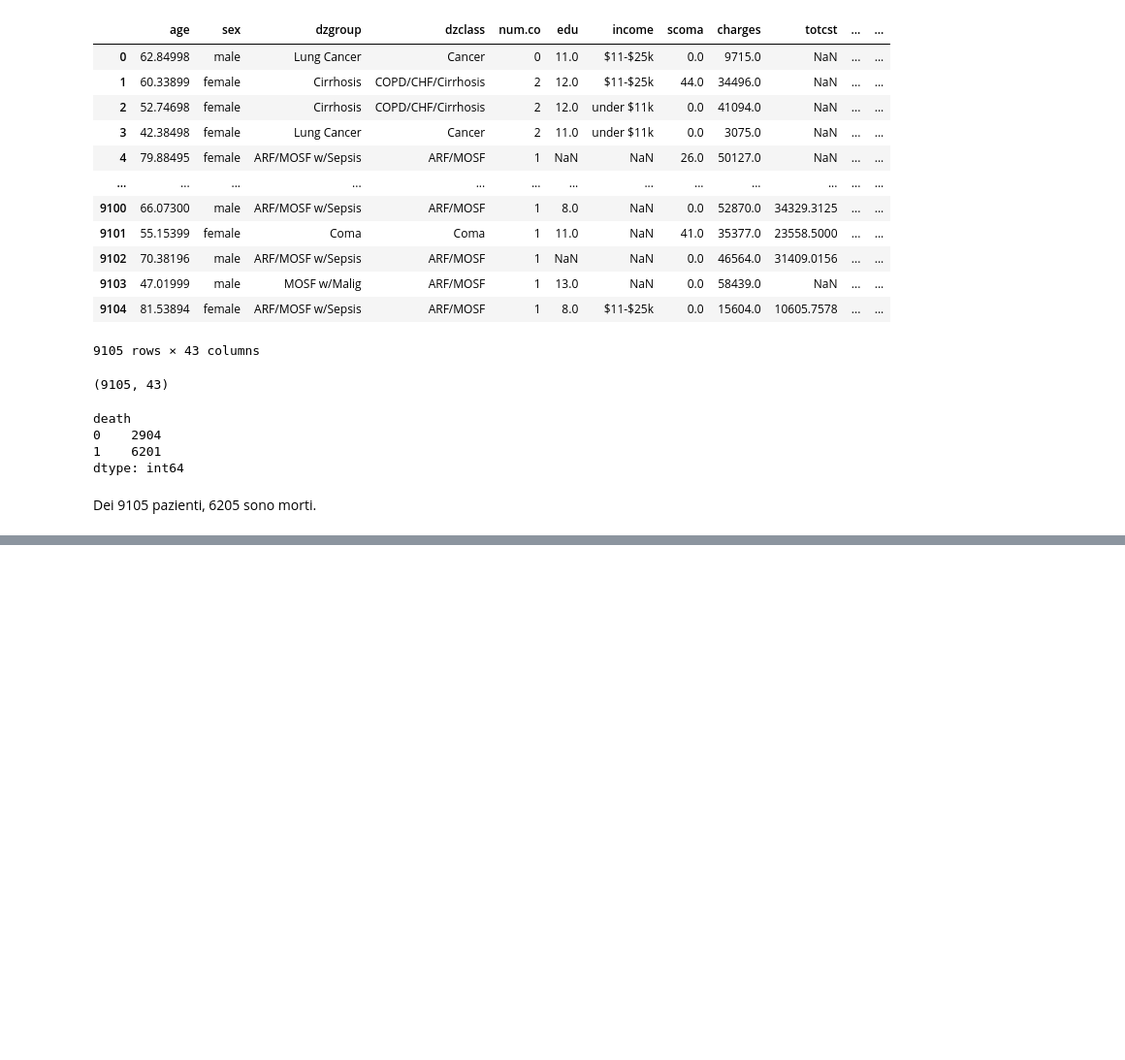
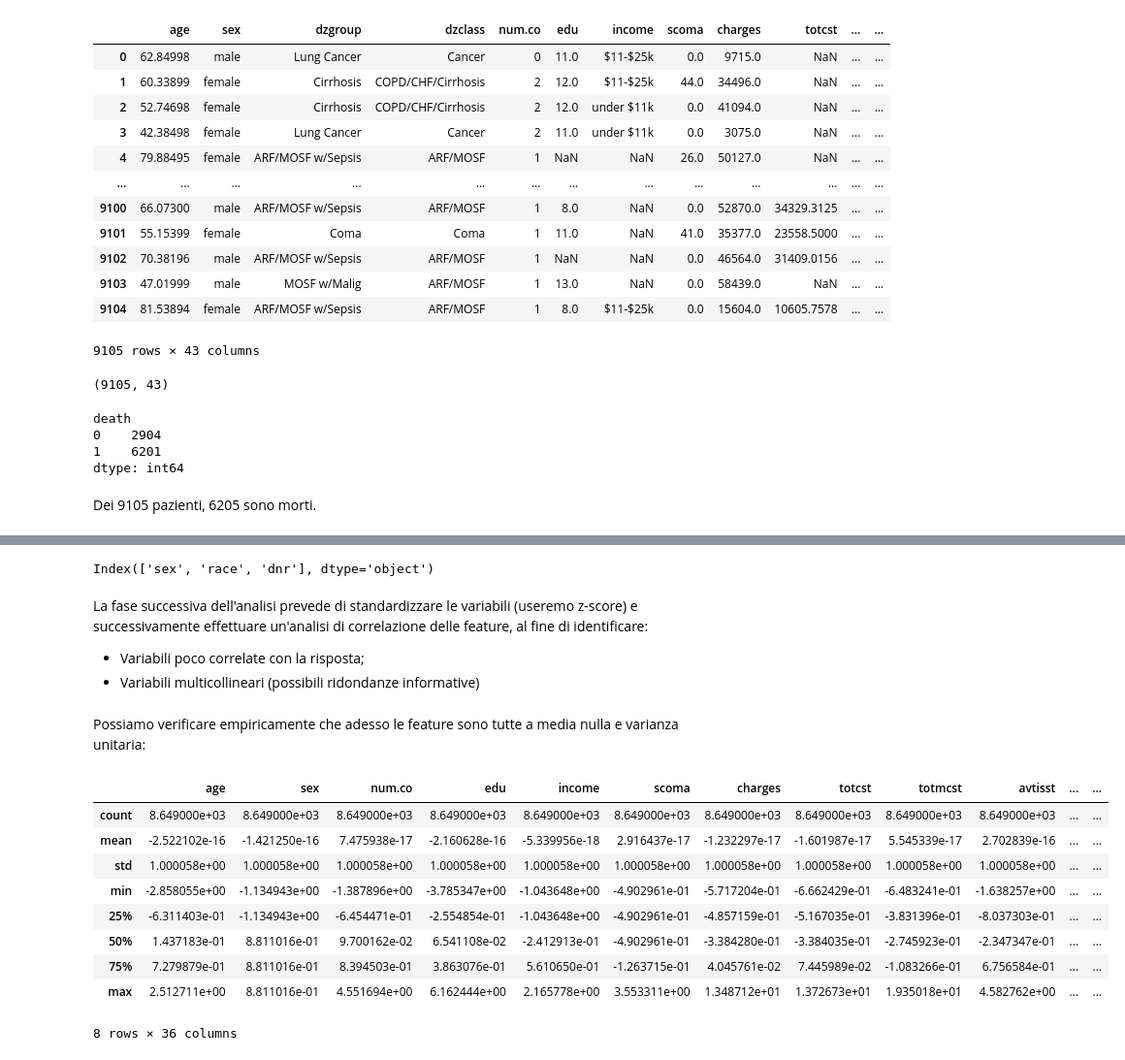
Before and after one commit to alberto-rampulla/big-data-course, a Jupyter notebook: 03_Clustering/Clustering.ipynb, the cells around one changed output, grey strips where cells are left out. Shown at 97% size. Cells and saved outputs as stored; diff of their text form; code cells hidden in the pictures; blank space fills up the shorter version.

```diff
--- a/03_Clustering/Clustering.ipynb
+++ b/03_Clustering/Clustering.ipynb
@@ -75,0 +164,9 @@ dd.describe()
+# %%
+num_cols = X_tr.select_dtypes(include = 'number').columns
+cat_cols = X_tr.select_dtypes(exclude = 'number').columns
+
+X_tr[num_cols] = imp_num.fit_transform(X_tr[num_cols])
+X_tr[cat_cols] = imp_cat.fit_transform(X_tr[cat_cols])
+
+X_te[num_cols] = imp_num.transform(X_te[num_cols])
+X_te[cat_cols] = imp_cat.transform(X_te[cat_cols])
@@ -75,0 +185,45 @@ dd.describe()
+# %%
+ord_cols = ['income', 'ca']
+ord_cats = [['Unknown', 'under $11k', '$11-$25k', '$25-$50k', '>$50k'], ['no', 'yes', 'metastatic']]
+
+cat_cols = cat_cols.drop(ord_cols)
+cat_cols
+# %% [output]
+Index(['sex', 'race', 'dnr'], dtype='object')
+# %%
+from sklearn.preprocessing import OrdinalEncoder
+
+enc1 = OrdinalEncoder()
+enc2 = OrdinalEncoder(categories = ord_cats)
+
+X_tr[cat_cols] = enc1.fit_transform(X_tr[cat_cols])
+X_tr[ord_cols] = enc2.fit_transform(X_tr[ord_cols])
+
+
+X_te[cat_cols] = enc1.transform(X_te[cat_cols])
+X_te[ord_cols] = enc2.transform(X_te[ord_cols])
+# %% [markdown]
+La fase successiva dell'analisi prevede di standardizzare le variabili (useremo z-score) e successivamente effettuare un'analisi di correlazione delle feature, al fine di identificare:
+- Variabili poco correlate con la risposta;
+- Variabili multicollineari (possibili ridondanze informative)
+# %%
+from sklearn.preprocessing import StandardScaler
+scaler = StandardScaler()
+
+X_tr_s = scaler.fit_transform(X_tr)
+X_te_s = scaler.transform(X_te)
+# %% [markdown]
+Possiamo verificare empiricamente che adesso le feature sono tutte a media nulla e varianza unitaria:
+# %%
+X_tr_s.describe()
+# %% [output]
+|  | age | sex | num.co | edu | income | scoma | charges | totcst | totmcst | avtisst | ... | ... |
+| count | 8.649000e+03 | 8.649000e+03 | 8.649000e+03 | 8.649000e+03 | 8.649000e+03 | 8.649000e+03 | 8.649000e+03 | 8.649000e+03 | 8.649000e+03 | 8.649000e+03 | ... | ... |
+| mean | -2.522102e-16 | -1.421250e-16 | 7.475938e-17 | -2.160628e-16 | -5.339956e-18 | 2.916437e-17 | -1.232297e-17 | -1.601987e-17 | 5.545339e-17 | 2.702839e-16 | ... | ... |
+| std | 1.000058e+00 | 1.000058e+00 | 1.000058e+00 | 1.000058e+00 | 1.000058e+00 | 1.000058e+00 | 1.000058e+00 | 1.000058e+00 | 1.000058e+00 | 1.000058e+00 | ... | ... |
+| min | -2.858055e+00 | -1.134943e+00 | -1.387896e+00 | -3.785347e+00 | -1.043648e+00 | -4.902961e-01 | -5.717204e-01 | -6.662429e-01 | -6.483241e-01 | -1.638257e+00 | ... | ... |
+| 25% | -6.311403e-01 | -1.134943e+00 | -6.454471e-01 | -2.554854e-01 | -1.043648e+00 | -4.902961e-01 | -4.857159e-01 | -5.167035e-01 | -3.831396e-01 | -8.037303e-01 | ... | ... |
+| 50% | 1.437183e-01 | 8.811016e-01 | 9.700162e-02 | 6.541108e-02 | -2.412913e-01 | -4.902961e-01 | -3.384280e-01 | -3.384035e-01 | -2.745923e-01 | -2.347347e-01 | ... | ... |
+| 75% | 7.279879e-01 | 8.811016e-01 | 8.394503e-01 | 3.863076e-01 | 5.610650e-01 | -1.263715e-01 | 4.045761e-02 | 7.445989e-02 | -1.083266e-01 | 6.756584e-01 | ... | ... |
+| max | 2.512711e+00 | 8.811016e-01 | 4.551694e+00 | 6.162444e+00 | 2.165778e+00 | 3.553311e+00 | 1.348712e+01 | 1.372673e+01 | 1.935018e+01 | 4.582762e+00 | ... | ... |
+8 rows × 36 columns
```
Also changed, not shown: parts of 23 cells of this notebook.
